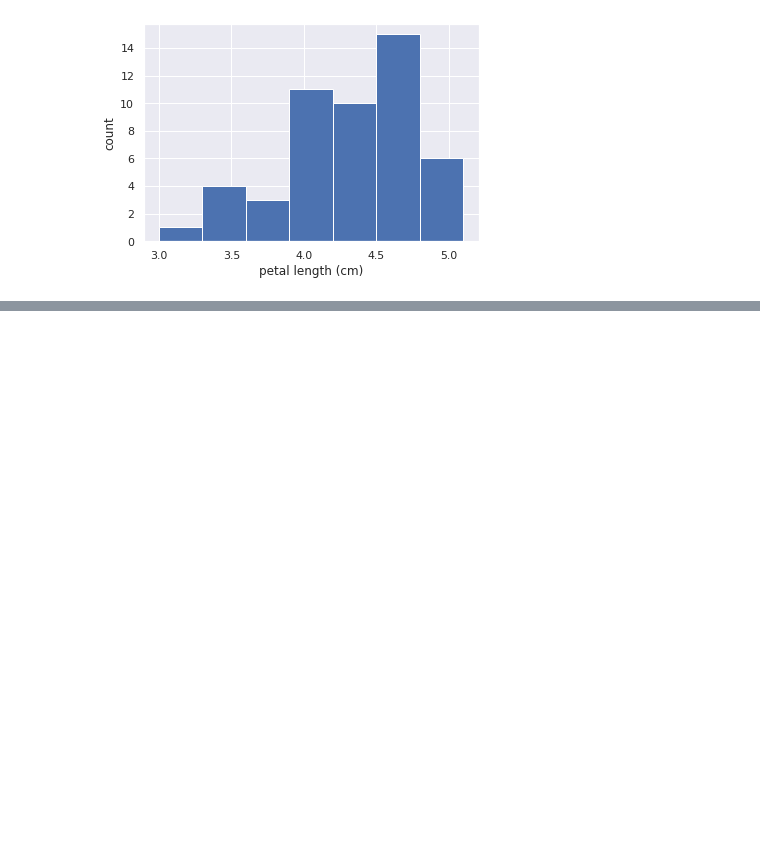
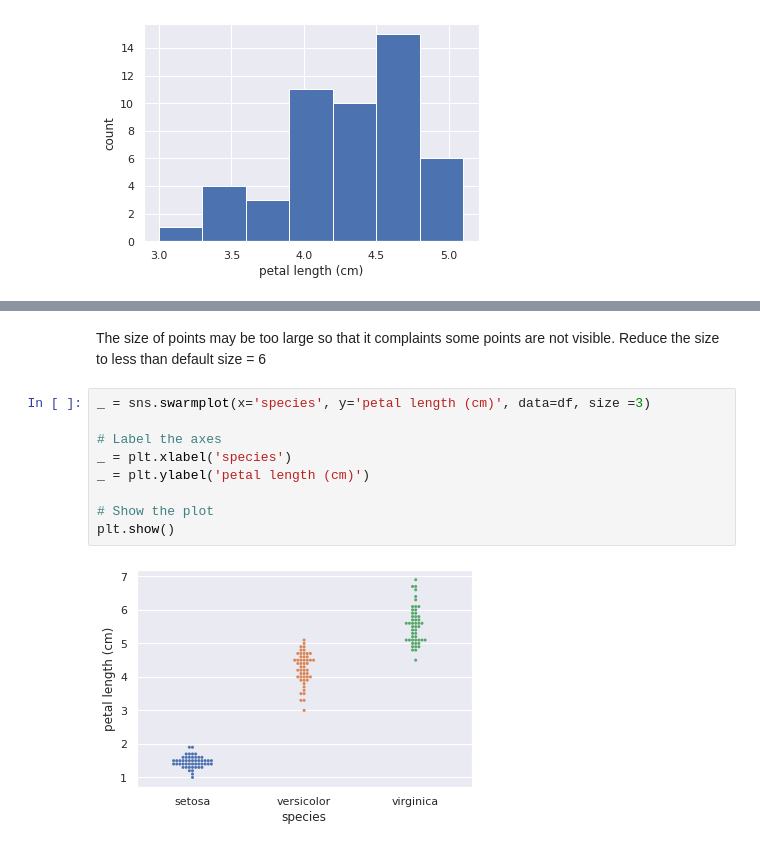
Before and after one commit to kimdesok/Statistical-Thinking-in-Python-Part-1, a Jupyter notebook: Stats_by_Python1.ipynb, the cells around one changed output, grey strips where cells are left out. Cells and saved outputs as stored; diff of their text form; blank space fills up the shorter version.

```diff
--- a/Stats_by_Python1.ipynb
+++ b/Stats_by_Python1.ipynb
@@ -66,0 +92,13 @@ plt.show()
+# %% [markdown]
+The size of points may be too large so that it complaints some points are not visible.  Reduce the size to less than default size = 6
+# %%
+_ = sns.swarmplot(x='species', y='petal length (cm)', data=df, size =3)
+
+# Label the axes
+_ = plt.xlabel('species')
+_ = plt.ylabel('petal length (cm)')
+
+# Show the plot
+plt.show()
+# %% [output]
+[figure, added]
```
Also changed, not shown: parts of 3 cells of this notebook.
